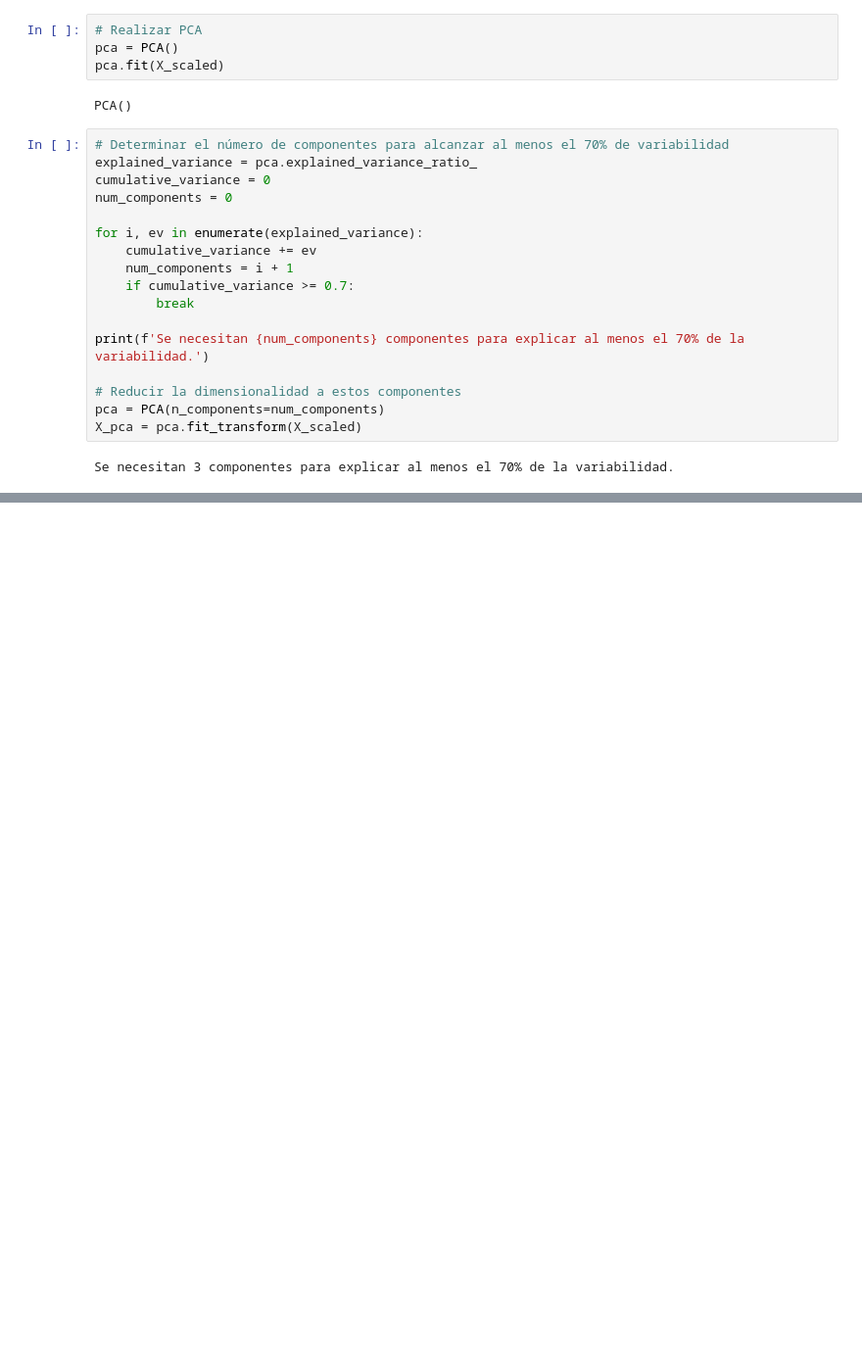
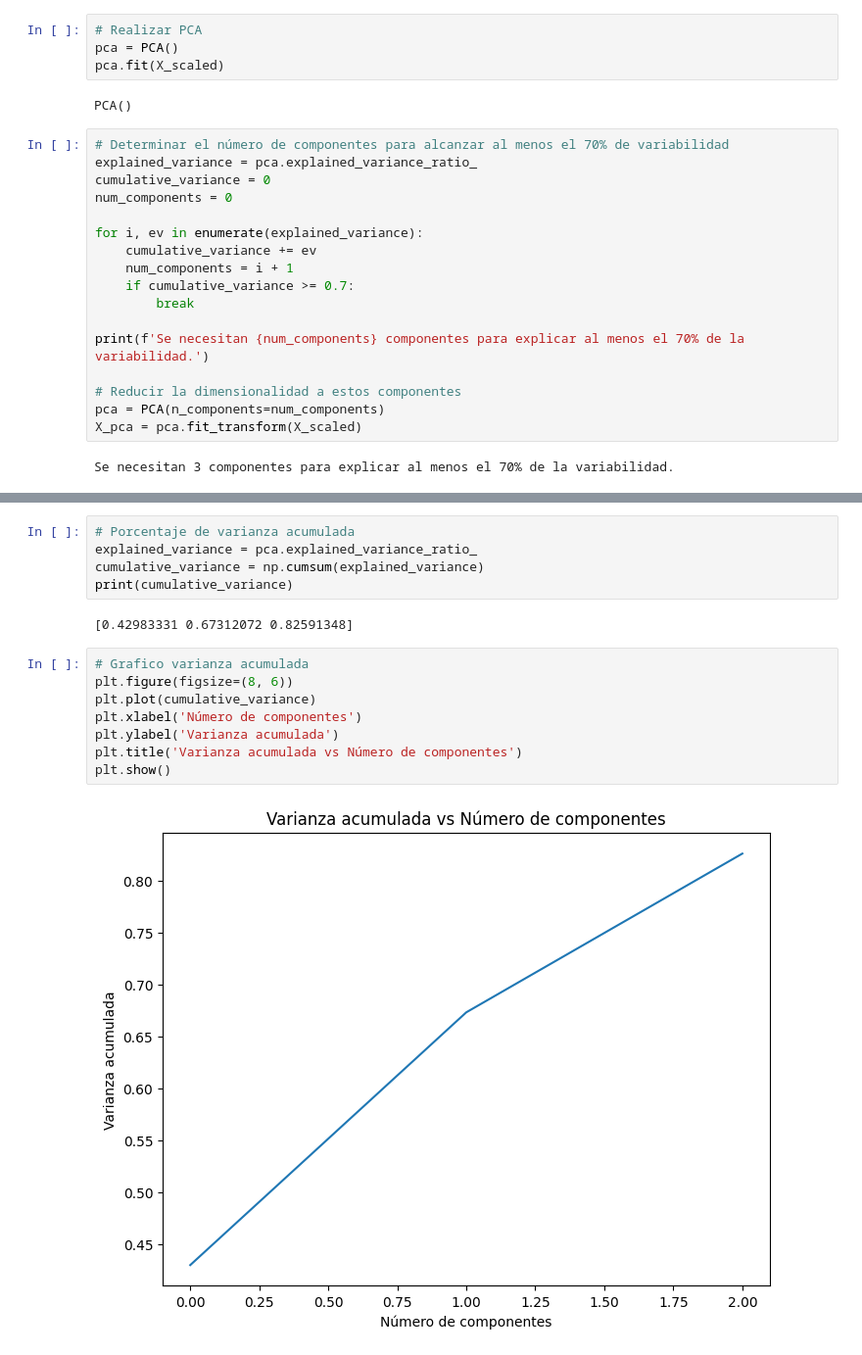
Before and after one commit to davidlealo/tallermodelosnosupervisados, a Jupyter notebook: taller_v1.ipynb, the cells around one changed output, grey strips where cells are left out. Shown: that part at 98% size. Drawn from its saved outputs; the diff is of its cells as text; blank space fills up the shorter version.

```diff
--- a/taller_v1.ipynb
+++ b/taller_v1.ipynb
@@ -108,0 +119,17 @@ Se necesitan 3 componentes para explicar al menos el 70% de la variabilidad.
+# %%
+# Porcentaje de varianza acumulada
+explained_variance = pca.explained_variance_ratio_
+cumulative_variance = np.cumsum(explained_variance)
+print(cumulative_variance)
+# %% [output]
+[0.42983331 0.67312072 0.82591348]
+# %%
+# Grafico varianza acumulada
+plt.figure(figsize=(8, 6))
+plt.plot(cumulative_variance)
+plt.xlabel('Número de componentes')
+plt.ylabel('Varianza acumulada')
+plt.title('Varianza acumulada vs Número de componentes')
+plt.show()
+# %% [output]
+[figure, added]
```
Also changed, not shown: parts of 7 cells of this notebook.
